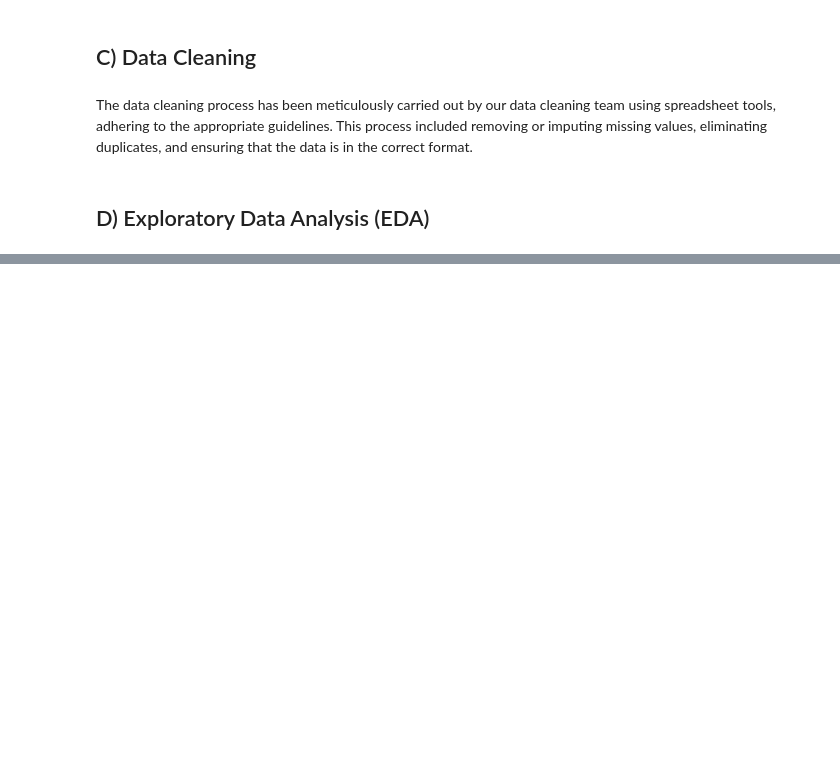
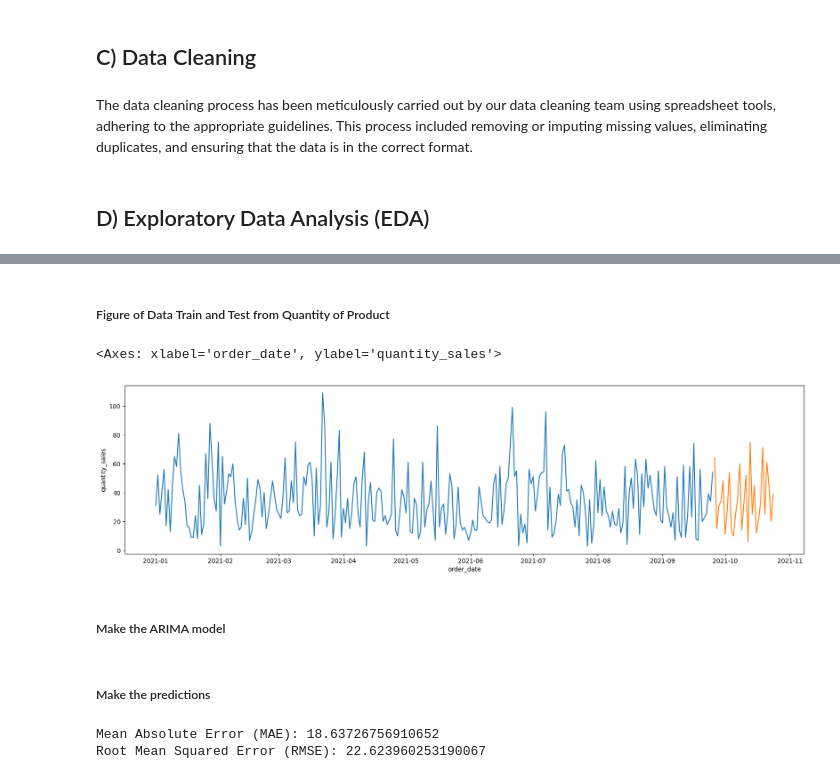
Before and after one commit to ykkhmrdn/Capstone-Project-DA, a Jupyter notebook: capstone_project_data_analytics.ipynb, the cells around one changed output, grey strips where cells are left out. Saved outputs shown, nothing was run; the diff lists cells and outputs as text; code cells hidden in the pictures; blank space fills up the shorter version.

```diff
--- a/capstone_project_data_analytics.ipynb
+++ b/capstone_project_data_analytics.ipynb
@@ -75,0 +210,8 @@ The data cleaning process has been meticulously carried out by our data cleaning
+# %%
+# Make the regression from date and quantity of product
+df_regression = df_eda.groupby(['order_date']).agg({
+    'quantity_sales' : 'sum'
+}).reset_index()
+
+#See the results
+df_regression
@@ -75,0 +234,5 @@ The data cleaning process has been meticulously carried out by our data cleaning
+# %%
+cut_off = round(df_regression.shape[0] * 0.9) # 90% of the data will be used for training
+df_train = df_regression[:cut_off]
+df_test = df_regression[cut_off:].reset_index(drop=True) # 10% of the data will be used for testing
+df_train.shape, df_test.shape # To see the shape of the data
@@ -75,0 +277,11 @@ The data cleaning process has been meticulously carried out by our data cleaning
+# %% [markdown]
+##### Figure of Data Train and Test from Quantity of Product
+# %%
+plt.figure(figsize=(20,5))
+sns.lineplot(data=df_train, x=df_train['order_date'], y=df_train['quantity_sales'])
+sns.lineplot(data=df_test, x=df_test['order_date'], y=df_test['quantity_sales'])
+# %% [output]
+<Axes: xlabel='order_date', ylabel='quantity_sales'>
+[figure, added]
+# %% [markdown]
+##### Make the ARIMA model
@@ -75,0 +299,23 @@ The data cleaning process has been meticulously carried out by our data cleaning
+# %% [markdown]
+##### Make the predictions
+# %%
+# To see the summary of the model
+from sklearn.metrics import mean_absolute_error, mean_squared_error # To calculate MAE and RMSE
+
+y_pred = ARIMAmodel.get_forecast(len(df_test))
+
+y_pred_df = y_pred.conf_int()
+y_pred_df['predictions'] = ARIMAmodel.predict(start=y_pred_df.index[0], end=y_pred_df.index[-1])
+y_pred_df.index = df_test.index
+y_pred_out = y_pred_df['predictions']
+
+# MAE (Mean Absolute Error)
+mae = mean_absolute_error(df_test['quantity_sales'], y_pred_out)
+print("Mean Absolute Error (MAE):", mae)
+
+#RMSE (Root Mean Squared Error)
+rmse = mean_squared_error(df_test['quantity_sales'], y_pred_out, squared=False)
+print("Root Mean Squared Error (RMSE):", rmse)
+# %% [output]
+Mean Absolute Error (MAE): 18.63726756910652
+Root Mean Squared Error (RMSE): 22.623960253190067
```
Also changed, not shown: parts of 28 cells of this notebook, 2 other files.
